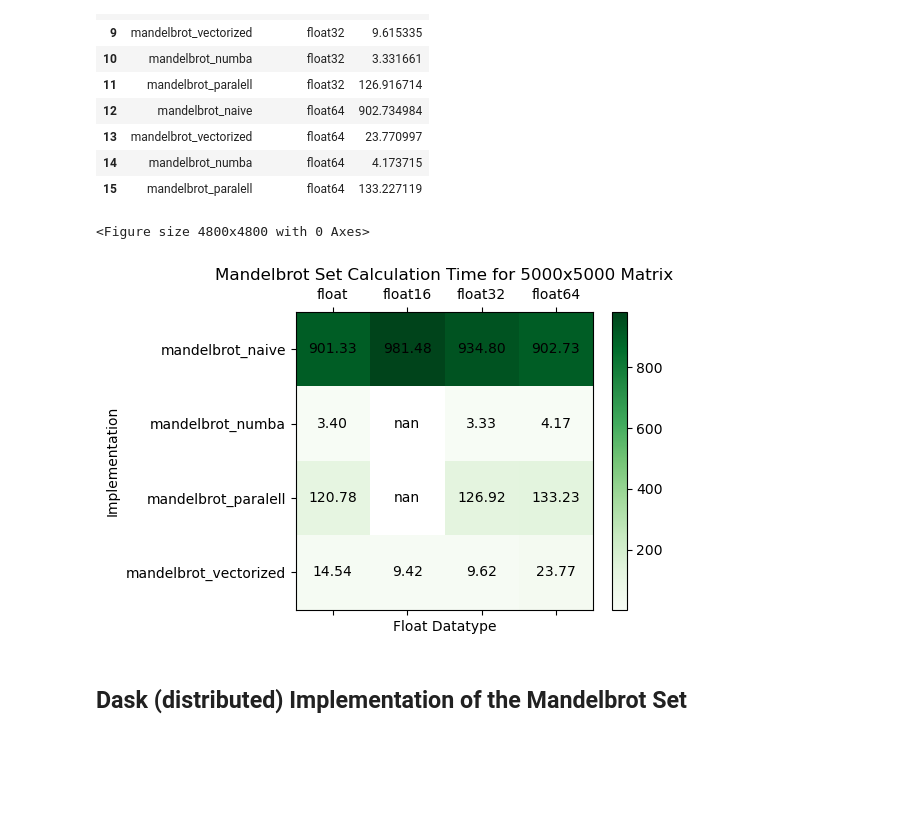
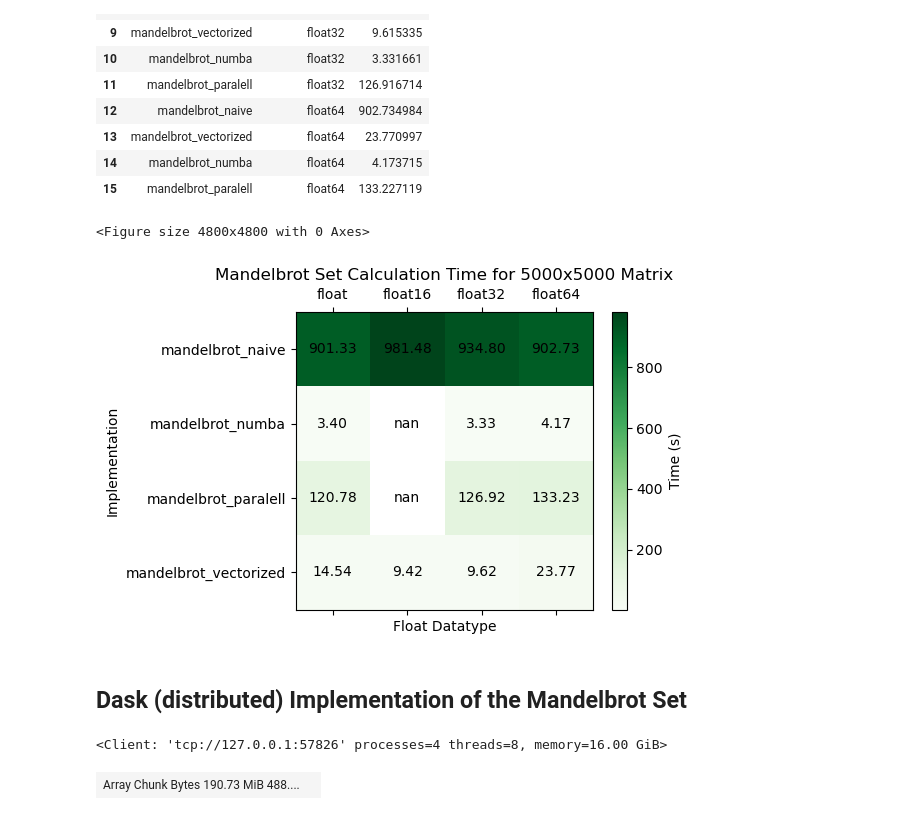
Before and after one commit to tallosim/aau-numerical-scientific-computing, a Jupyter notebook: mini-project/stage-2/mandelbrot-stage-2.ipynb, the cells around one changed output. Saved outputs shown, nothing was run; the diff lists cells and outputs as text; code cells hidden in the pictures; blank space fills up the shorter version.

Commit message:
Add chunk-size optimization.

```diff
--- a/mini-project/stage-2/mandelbrot-stage-2.ipynb
+++ b/mini-project/stage-2/mandelbrot-stage-2.ipynb
@@ -188,25 +194,59 @@ results
 | 13 | mandelbrot_vectorized | float64 | 23.770997 |
 | 14 | mandelbrot_numba | float64 | 4.173715 |
 | 15 | mandelbrot_paralell | float64 | 133.227119 |
+# %%
+# NOTE: Import the results from the CSV file
+datatype_times_df = pd.read_csv('madelbrot-datatypes-5000x5000-results.csv')
 # %%
-matrix = results.pivot(index='Implementation', columns='Float Datatype', values='Time')
+matrix = datatype_times_df.pivot(index='Implementation', columns='Float Datatype', values='Time')
 
 fig = plt.figure(figsize=(16, 16), facecolor='w', edgecolor='k', dpi=300)
 
 plt.matshow(matrix, cmap='Greens')
 plt.xticks(range(len(matrix.columns)), matrix.columns)
 plt.yticks(range(len(matrix.index)), matrix.index)
 plt.xlabel('Float Datatype')
 plt.ylabel('Implementation')
-plt.colorbar(shrink=0.8, pad=0.05)
+plt.colorbar(shrink=0.8, pad=0.05, label='Time (s)')
 plt.title(f'Mandelbrot Set Calculation Time for {X_RES}x{Y_RES} Matrix')
 
 for (i, j), z in np.ndenumerate(matrix):
     plt.text(j, i, '{:0.2f}'.format(z), ha='center', va='center')
 
 plt.show()
 # %% [output]
 <Figure size 4800x4800 with 0 Axes>
-[figure, old version]
+[figure, new version]
 # %% [markdown]
 ## Dask (distributed) Implementation of the Mandelbrot Set
+# %%
+Client()
+# %% [output]
+<Client: 'tcp://127.0.0.1:57826' processes=4 threads=8, memory=16.00 GiB>
+# %%
+def mandelbrot_dask(c, M, I, T):
+    if c.shape != M.shape:
+        raise ValueError('C and M must have the same shape')
+
+    z = da.zeros_like(c)
+
+    for i in range(I):
+        z = z**2 + c
+        mask = T <= da.abs(z)
+        M[mask] = i / I
+
+
+re = np.linspace(X_MIN, X_MAX, X_RES, dtype=np.float32)
+im = np.linspace(Y_MIN, Y_MAX, Y_RES, dtype=np.float32)
+
+c = re + im[:, np.newaxis] * 1j
+
+chunk_size = (250, 250)
+
+c = da.from_array(c, chunks=chunk_size)
+M = da.ones((X_RES, Y_RES), chunks=chunk_size)
+
+mandelbrot_dask(c, M, I, T)
+M
+# %% [output]
+| Array Chunk Bytes 190.73 MiB 488.... |  |
```
Also changed, not shown: parts of 9 cells of this notebook, 1 other file.
